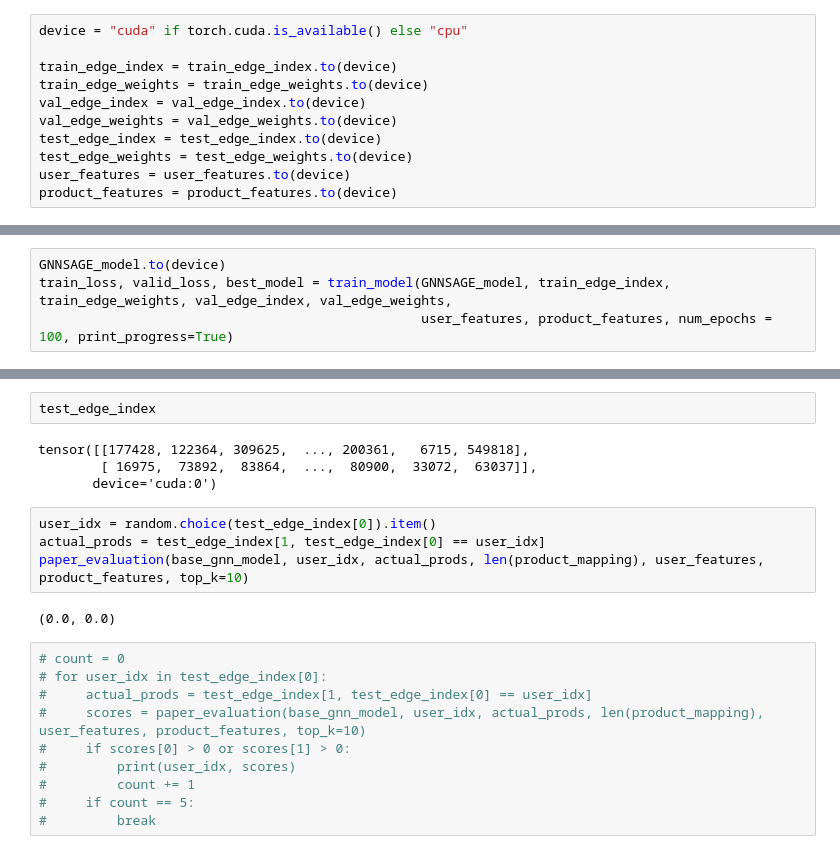
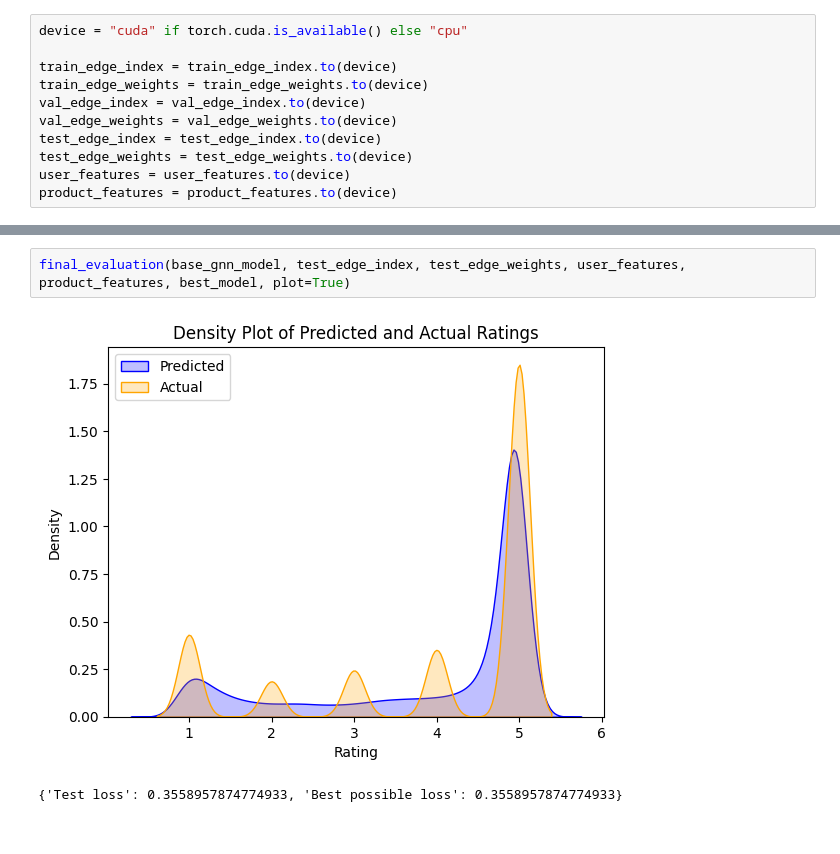
Before and after one commit to vjk9000/GNN_recommender_system, a Jupyter notebook: 00_00_replicate_colab_v2.ipynb, the cells around one changed output, grey strips where cells are left out. Cells and saved outputs as stored; diff of their text form.

```diff
--- a/00_00_replicate_colab_v2.ipynb
+++ b/00_00_replicate_colab_v2.ipynb
@@ -242,4 +261,0 @@ optimizer = torch.optim.Adam(GNNSAGE_model.parameters(), lr=0.01)
-# %%
-GNNSAGE_model.to(device)
-train_loss, valid_loss, best_model = train_model(GNNSAGE_model, train_edge_index, train_edge_weights, val_edge_index, val_edge_weights,
-                                                 user_features, product_features, num_epochs = 100, print_progress=True)
@@ -340,22 +262,5 @@ And then we do the same calcualtions
-# %%
-test_edge_index
-# %% [output]
-tensor([[177428, 122364, 309625,  ..., 200361,   6715, 549818],
-        [ 16975,  73892,  83864,  ...,  80900,  33072,  63037]],
-       device='cuda:0')
-# %%
-user_idx = random.choice(test_edge_index[0]).item()
-actual_prods = test_edge_index[1, test_edge_index[0] == user_idx]
-paper_evaluation(base_gnn_model, user_idx, actual_prods, len(product_mapping), user_features, product_features, top_k=10)
-# %% [output]
-(0.0, 0.0)
-# %%
-# count = 0
-# for user_idx in test_edge_index[0]:
-#     actual_prods = test_edge_index[1, test_edge_index[0] == user_idx]
-#     scores = paper_evaluation(base_gnn_model, user_idx, actual_prods, len(product_mapping), user_features, product_features, top_k=10)
-#     if scores[0] > 0 or scores[1] > 0:
-#         print(user_idx, scores)
-#         count += 1
-#     if count == 5:
-#         break
+# %%
+final_evaluation(base_gnn_model, test_edge_index, test_edge_weights, user_features, product_features, best_model, plot=True)
+# %% [output]
+[figure, added]
+{'Test loss': 0.3558957874774933, 'Best possible loss': 0.3558957874774933}
```
Also changed, not shown: parts of 86 cells of this notebook, 5 other files.
